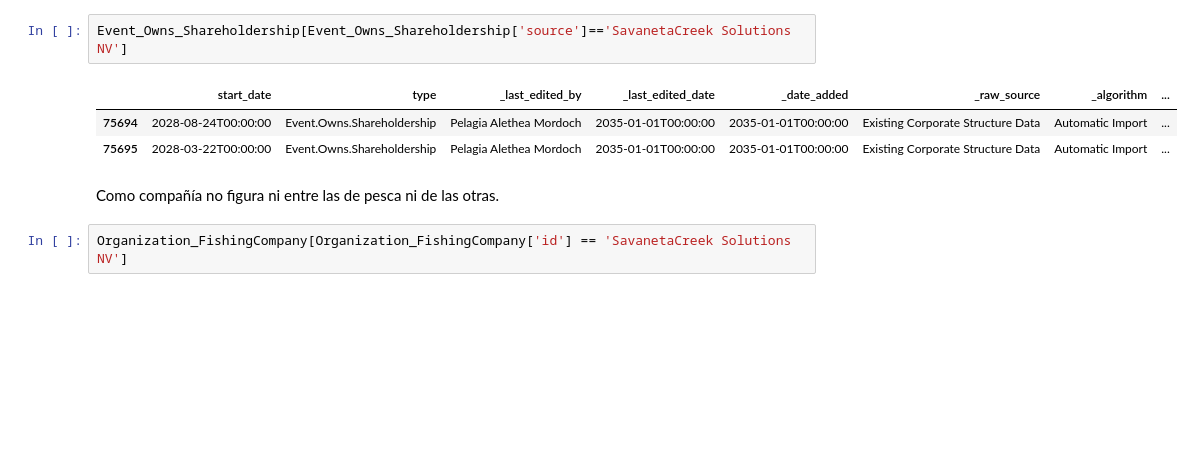
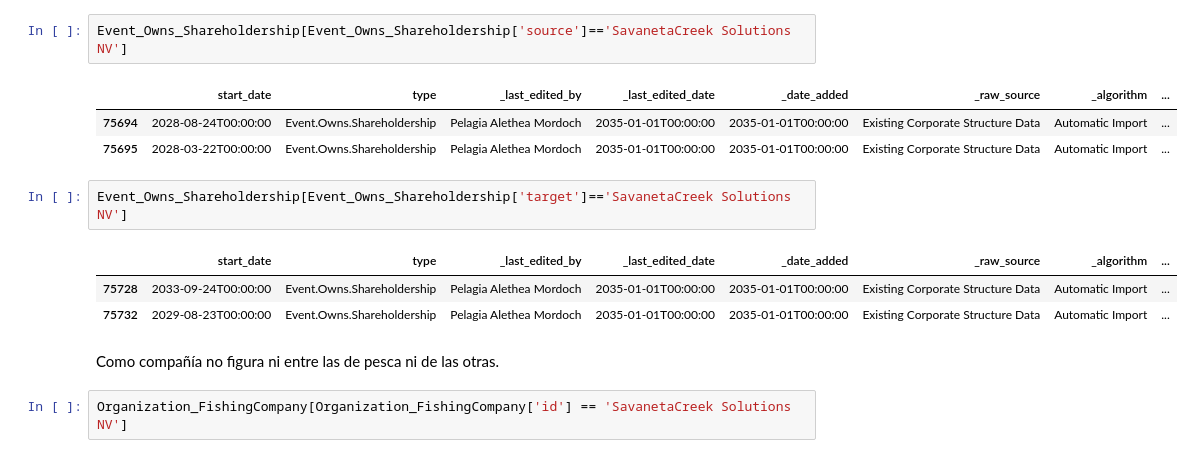
Before and after one commit to bettachini/visualizacion, a Jupyter notebook: vast2024/dernier.ipynb, the cells around one changed output. Cells and saved outputs as stored; diff of their text form; blank space fills up the shorter version.

```diff
--- a/vast2024/dernier.ipynb
+++ b/vast2024/dernier.ipynb
@@ -227,6 +242,12 @@ Event_Owns_Shareholdership[Event_Owns_Shareholdership['source']=='SavanetaCreek
 |  | start_date | type | _last_edited_by | _last_edited_date | _date_added | _raw_source | _algorithm | ... |
 | 75694 | 2028-08-24T00:00:00 | Event.Owns.Shareholdership | Pelagia Alethea Mordoch | 2035-01-01T00:00:00 | 2035-01-01T00:00:00 | Existing Corporate Structure Data | Automatic Import | ... |
 | 75695 | 2028-03-22T00:00:00 | Event.Owns.Shareholdership | Pelagia Alethea Mordoch | 2035-01-01T00:00:00 | 2035-01-01T00:00:00 | Existing Corporate Structure Data | Automatic Import | ... |
+# %%
+Event_Owns_Shareholdership[Event_Owns_Shareholdership['target']=='SavanetaCreek Solutions NV']
+# %% [output]
+|  | start_date | type | _last_edited_by | _last_edited_date | _date_added | _raw_source | _algorithm | ... |
+| 75728 | 2033-09-24T00:00:00 | Event.Owns.Shareholdership | Pelagia Alethea Mordoch | 2035-01-01T00:00:00 | 2035-01-01T00:00:00 | Existing Corporate Structure Data | Automatic Import | ... |
+| 75732 | 2029-08-23T00:00:00 | Event.Owns.Shareholdership | Pelagia Alethea Mordoch | 2035-01-01T00:00:00 | 2035-01-01T00:00:00 | Existing Corporate Structure Data | Automatic Import | ... |
 # %% [markdown]
 Como compañía no figura ni entre las de pesca ni de las otras.
 # %%
```
Also changed, not shown: parts of 15 cells of this notebook, 3 other files.
